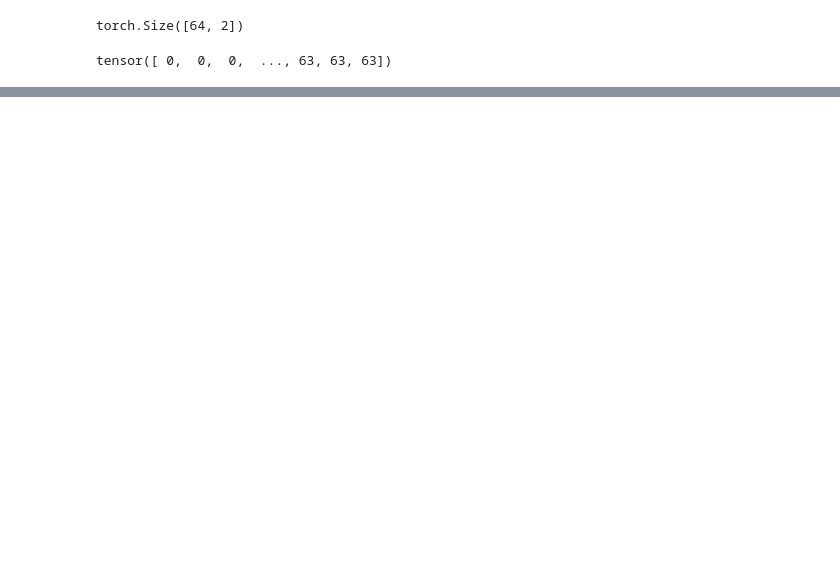
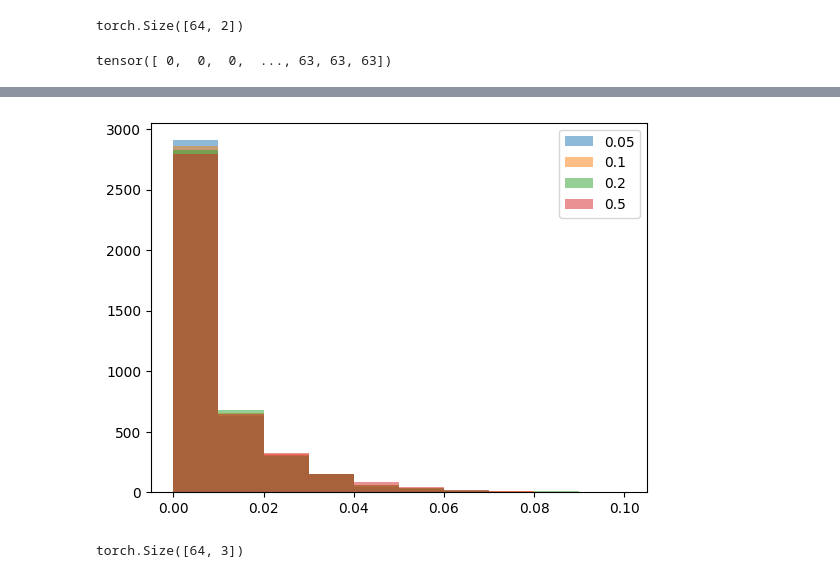
Before and after one commit to prz-ziaja/image-gen, a Jupyter notebook: notebooks/init_simplified.ipynb, the cells around one changed output, grey strips where cells are left out. Saved outputs shown, nothing was run; the diff lists cells and outputs as text; code cells hidden in the pictures; blank space fills up the shorter version.

```diff
--- a/notebooks/init_simplified.ipynb
+++ b/notebooks/init_simplified.ipynb
@@ -231,0 +234,29 @@ plt.show()
+# %%
+NUM_TEST_STEPS = 64
+res_dict = {}
+
+with torch.no_grad():
+    for inc_prob in [.05,.1,.2,.5]:
+        loss_te_dt = []
+        for i in range(NUM_TEST_STEPS):
+            sample = get_sample(values,inclusion_prob=0.2)
+
+            y_hat = model(
+                sample[0],
+                sample[1],
+            )
+
+            l_dt = ((sample[2][:,-1] - y_hat[:,-1])**2).T
+            loss_te_dt.append(l_dt.detach())
+        res_dict[inc_prob] = torch.cat(loss_te_dt).cpu().numpy()
+# %%
+for label, part_res in res_dict.items():
+    plt.hist(part_res,range=(0,0.1), alpha=0.5, label=str(label))
+plt.legend()
+plt.show()
+# %% [output]
+[figure, added]
+# %%
+sample[0].shape
+# %% [output]
+torch.Size([64, 3])
```
Also changed, not shown: parts of 5 cells of this notebook, 1 other file.
